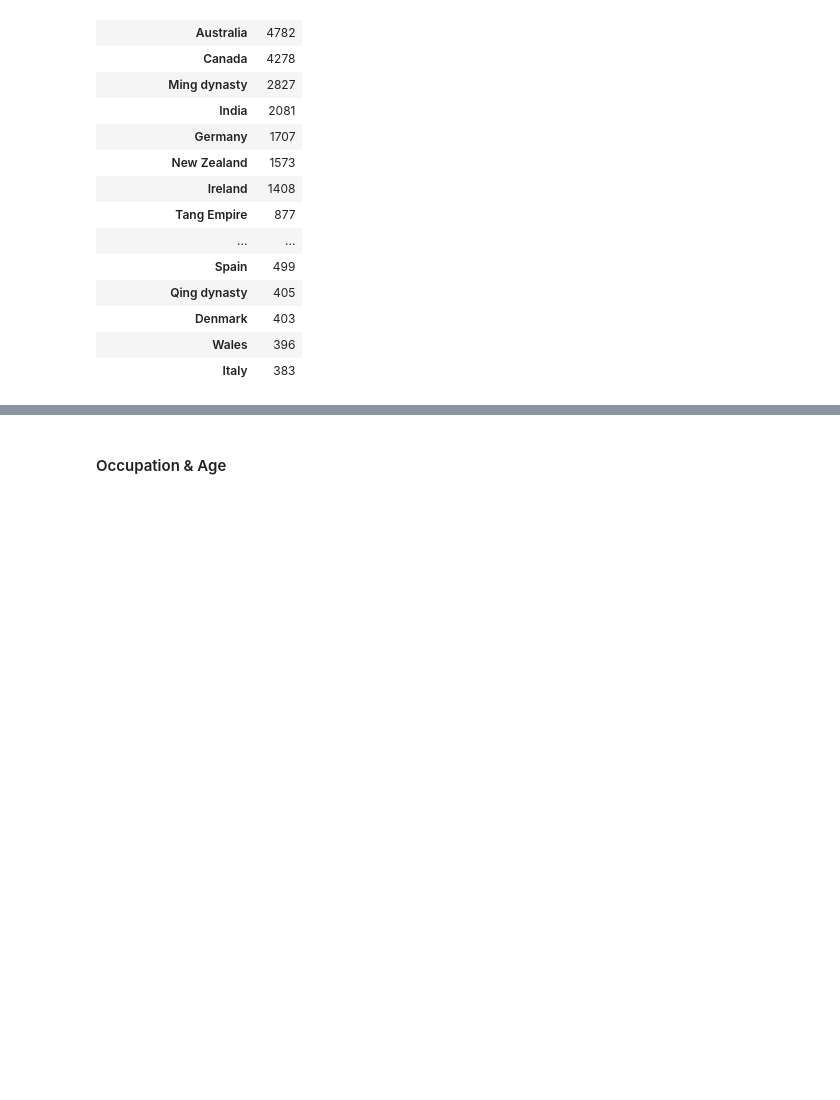
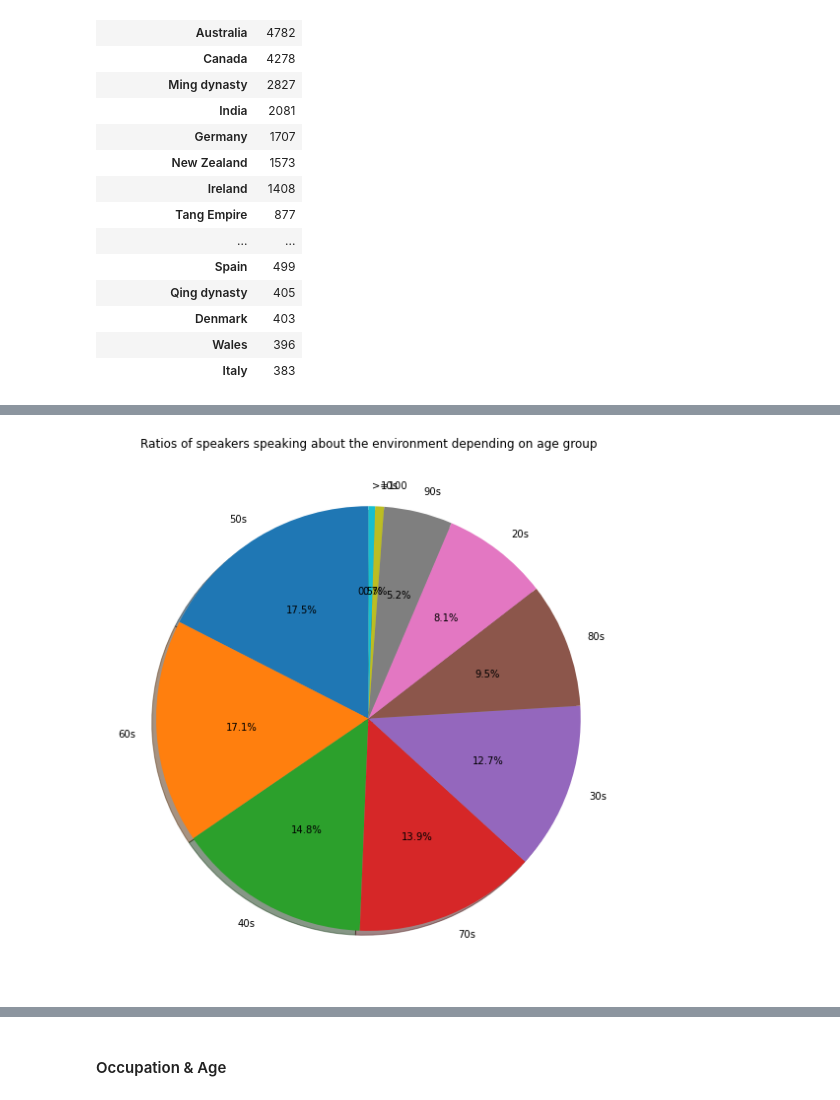
Before and after one commit to epfl-ada/ada-2021-project-comic-sans, a Jupyter notebook: speakers_analysis.ipynb, the cells around one changed output, grey strips where cells are left out. Drawn from its saved outputs; the diff is of its cells as text; code cells hidden in the pictures; blank space fills up the shorter version.

```diff
--- a/speakers_analysis.ipynb
+++ b/speakers_analysis.ipynb
@@ -199,8 +199,8 @@ The majority of speakers in the Quotebank are male (almost 70%). All other gende
 #### 2.4 - Speaker's age
 # %%
 # Don't need to explode the age here, we made sure each speaker has a unique age
-df_speakers_age_groups = retrieved_labeled_speakers.groupby(by='age_group').label.agg(['count'])
-df_speakers_age_groups
+all_speakers_age_groups = retrieved_labeled_speakers.groupby(by='age_group').label.agg(['count'])
+all_speakers_age_groups
 # %% [output]
 |  | count |
 | age_group |  |
@@ -534,0 +579,3 @@ all_speakers_grouped_by_nationality =
+# %%
+environment_speakers_ages_grouped = group_and_sort_by_feature(environment_unique_speakers, ['age_group'])
+environment_speakers_ages_grouped.head(n=20)
@@ -534,0 +596,8 @@ all_speakers_grouped_by_nationality =
+# %%
+ratios_by_age_groups = extract_and_sort_by_ratio(
+            environment_speakers_ages_grouped, all_speakers_age_groups
+)
+
+display('Ratio of speakers that have talked about the environment at least once, per age group',
+        ratios_by_age_groups.head(n=10)
+       )
@@ -534,0 +618,12 @@ all_speakers_grouped_by_nationality =
+# %%
+# Plot the distribution of the genders speaking of the environment based on age group
+fig, ax = plt.subplots(figsize =  (14, 8))
+ax.pie((ratios_by_age_groups['ratio']*10).head(n=10),
+       labels=ratios_by_age_groups.head(n=10).index, autopct='%1.1f%%',
+       shadow=True, startangle=90)
+
+ax.set_title('Ratios of speakers speaking about the environment depending on age group')
+
+fig.tight_layout()
+# %% [output]
+[figure, added]
```
Also changed, not shown: parts of 36 cells of this notebook.
